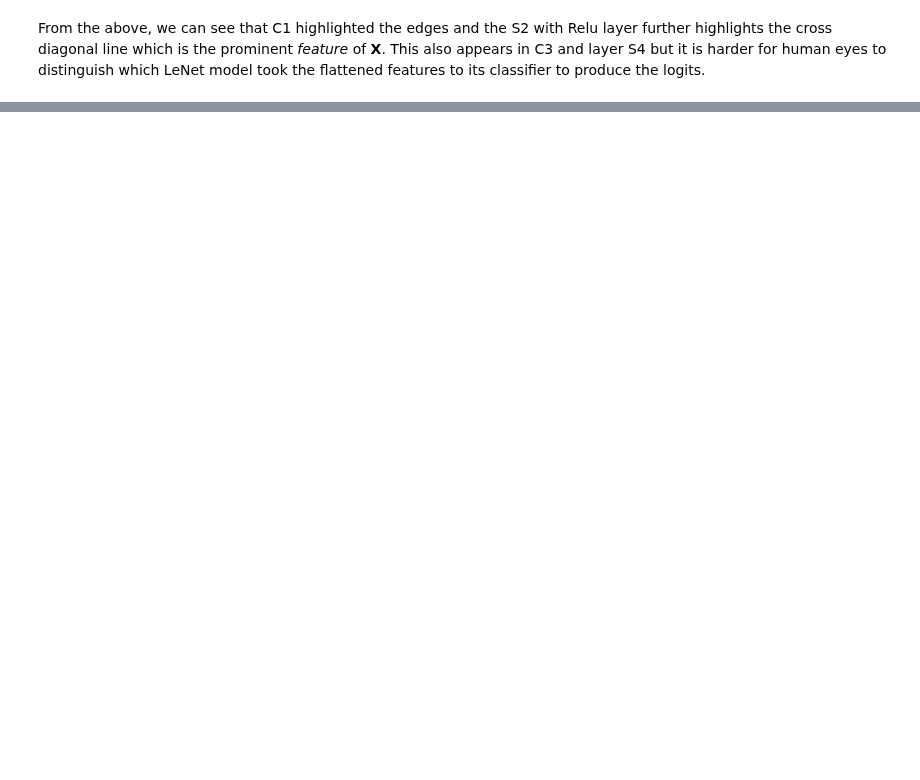
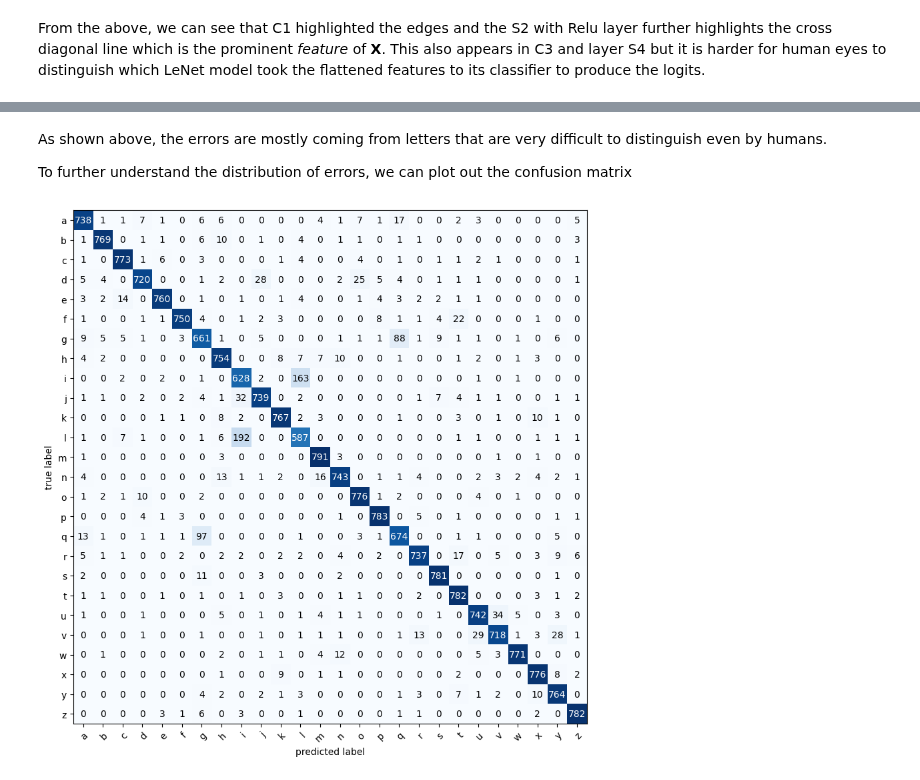
Before and after one commit to ronald-hk-chung/ssnotebook, a Jupyter notebook: computer_vision/lenet5_on_emnist.ipynb, the cells around one changed output, grey strips where cells are left out. Drawn from its saved outputs; the diff is of its cells as text; code cells hidden in the pictures; blank space fills up the shorter version.

```diff
--- a/computer_vision/lenet5_on_emnist.ipynb
+++ b/computer_vision/lenet5_on_emnist.ipynb
@@ -546,0 +600,21 @@ From the above, we can see that C1 highlighted the edges and the S2 with Relu la
+# %%
+def make_predictions(model, data):
+    device = torch.device("cuda" if torch.cuda.is_available() else "cpu")
+    pred_probs = []
+    model.to(device)
+    model.eval()
+    with torch.inference_mode():
+        for X, y in data:
+            # Forward pass -> logits
+            y_logits = model(X.unsqueeze(0).to(device))
+            # Calculate Probabilities (logits -> prediction probabilities)
+            y_probs = y_logits.squeeze(0).softmax(0)
+            # Append as CPU
+            pred_probs.append(y_probs.cpu())
+
+    probs, preds = torch.stack(pred_probs).max(1)
+    return probs, preds
+# %%
+# Make Full predictions that return probs (probability of prediction) and preds (predictions)
+probs, preds = make_predictions(model, valid_ds)
+probs.shape, preds.shape
@@ -546,0 +637,18 @@ From the above, we can see that C1 highlighted the edges and the S2 with Relu la
+# %% [markdown]
+As shown above, the errors are mostly coming from letters that are very difficult to distinguish even by humans.
+
+To further understand the distribution of errors, we can plot out the confusion matrix
+# %%
+from mlxtend.evaluate import confusion_matrix
+from mlxtend.plotting import plot_confusion_matrix
+
+y_pred = preds.numpy()
+y_target = valid_ds.targets.numpy()
+
+cm = confusion_matrix(y_target=y_target,
+                      y_predicted=y_pred)
+fig, ax = plot_confusion_matrix(conf_mat=cm,
+                                class_names=classes[1:],
+                                figsize=(10, 10))
+# %% [output]
+[figure, added]
```
Also changed, not shown: parts of 26 cells of this notebook.
